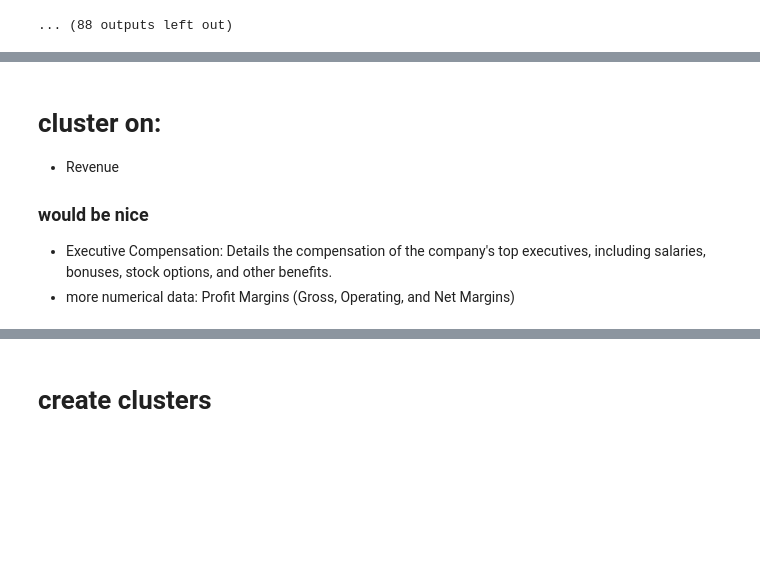
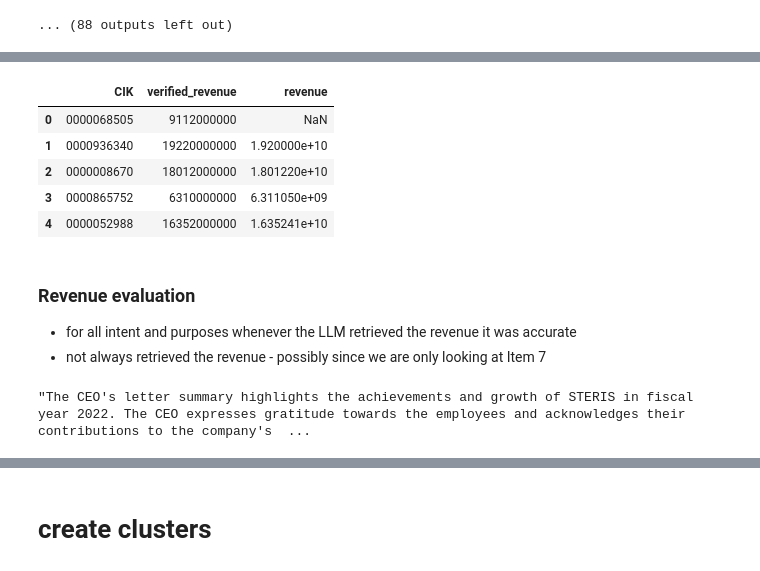
Before and after one commit to rushilsheth/inscope-takehome, a Jupyter notebook: clustering.ipynb, the cells around one changed output, grey strips where cells are left out. Drawn from its saved outputs; the diff is of its cells as text; code cells hidden in the pictures; blank space fills up the shorter version.

```diff
--- a/clustering.ipynb
+++ b/clustering.ipynb
@@ -66,6 +61,0 @@ cik_summary_df
-# %% [markdown]
-# cluster on:
-- Revenue
-### would be nice
-- Executive Compensation: Details the compensation of the company's top executives, including salaries, bonuses, stock options, and other benefits.
-- more numerical data: Profit Margins (Gross, Operating, and Net Margins)
@@ -88,0 +93,14 @@ rev_eval_df
+# %%
+eval_df = revenue_validation.merge(cik_summary_df, how = 'left')[['CIK', 'verified_revenue', 'revenue']]
+eval_df
+# %% [output]
+|  | CIK | verified_revenue | revenue |
+| 0 | 0000068505 | 9112000000 | NaN |
+| 1 | 0000936340 | 19220000000 | 1.920000e+10 |
+| 2 | 0000008670 | 18012000000 | 1.801220e+10 |
+| 3 | 0000865752 | 6310000000 | 6.311050e+09 |
+| 4 | 0000052988 | 16352000000 | 1.635241e+10 |
+# %% [markdown]
+### Revenue evaluation
+- for all intent and purposes whenever the LLM retrieved the revenue it was accurate
+- not always retrieved the revenue - possibly since we are only looking at Item 7
@@ -91,0 +146,4 @@ llm_compare_summaries = eval_summary('0001757898', 'steries_exec_summary.txt', m
+# %%
+llm_compare_summaries
+# %% [output]
+"The CEO's letter summary highlights the achievements and growth of STERIS in fiscal year 2022. The CEO expresses gratitude towards the employees and acknowledges their contributions to the company's  ...
```
Also changed, not shown: parts of 17 cells of this notebook, 4 other files.
